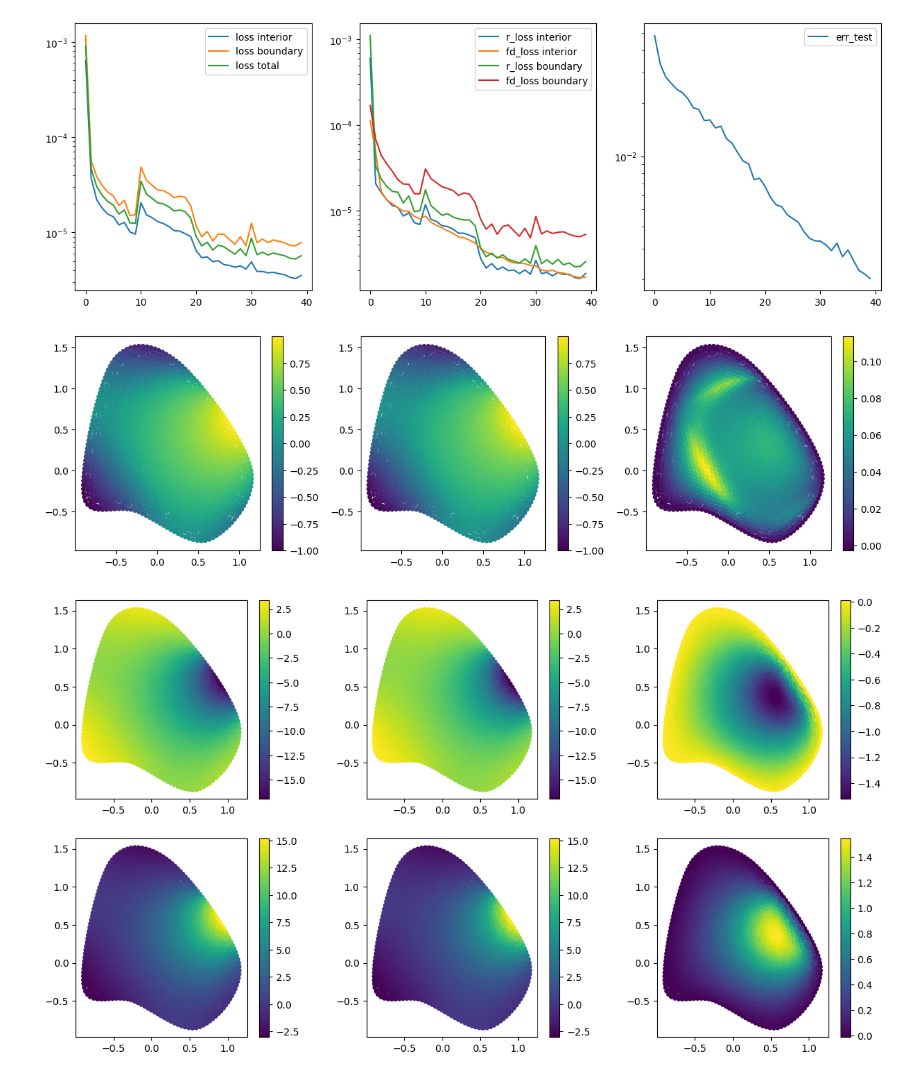
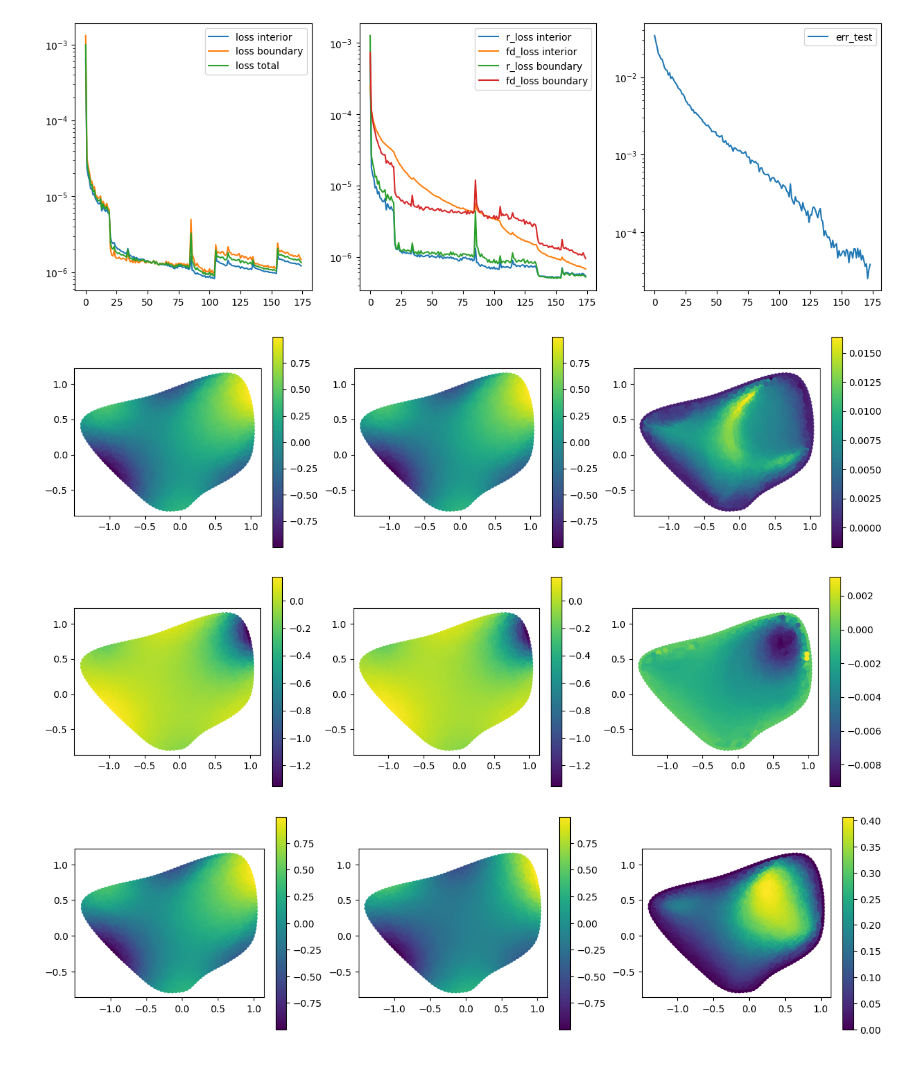
Before and after one commit to jh6220/SINNs-FEM, a Jupyter notebook: SINNs_FEM_implementation.ipynb, the cells around one changed output. Cells and saved outputs as stored; diff of their text form; code cells hidden in the pictures.

```diff
--- a/SINNs_FEM_implementation.ipynb
+++ b/SINNs_FEM_implementation.ipynb
@@ -673,16 +731,19 @@ def LoadModels(modelFolder):
 
 
 batch_size = 64
-n_batches = 3000
-n_epochs = 10
-hyperParams = {'N_interiorEncoder': None, 'd_interiorEncoder': 1, 'layers_interiorEncoder': [64,64,64,64],
-               'N_boundarEncoder': None, 'd_boundarEncoder': 1, 'layers_boundarEncoder': [64,64,64,64],
-               'N_decoderOut': None, 'd_decoderOut': 1, 'layers_decoder': [64,64,64,64],
-               'n_latent': 2, 'activation': 'relu', 'elSizeMax': 0.1, 'elSizeMin': 0.06,
+# n_batches = 10_000
+n_batches = 3_000
+n_epochs = 20
+# layers = [32,32,32]
+layers = [64,64,64.64]
+hyperParams = {'N_interiorEncoder': None, 'd_interiorEncoder': 1, 'layers_interiorEncoder': layers,
+               'N_boundarEncoder': None, 'd_boundarEncoder': 1, 'layers_boundarEncoder': layers,
+               'N_decoderOut': None, 'd_decoderOut': 1, 'layers_decoder': layers,
+               'n_latent': 1, 'activation': 'relu', 'elSizeMax': 0.1, 'elSizeMin': 0.06,
                'nIE1': 5, 'nIE2': 6, 'kIE': 0.5, 'sizeIE': 0.1, 'typeIE': 'radial',
                'nBE': 5, 'kBE': 0.5, 'sizeBE': 0.2,
                'nD1': 0, 'nD2': 0, 'kD': 0.5, 'sizeD': 0.1,
-               'fd_l_weight': 0.01, 'elliptc_weight': 0}
+               'fd_l_weight': 0.2, 'elliptc_weight': 0}
 
 if hyperParams['typeIE'] == 'radial':
     nodesIE = GetRadialEncoderInputMask(hyperParams['nIE1'],hyperParams['nIE2'],k=hyperParams['kIE'],Esize=hyperParams['sizeIE'])
@@ -701,15 +762,19 @@ hyperParams['s_alphaBE'] = s_alphaBE.tolist()
 hyperParams['nodesD'] = nodesD.tolist()
 
 data = GetDataset('TrainingData/NLheatDataset.json')
-dataset = GetInteriorDataset(data, nodesIE, nodesD, batch_size=batch_size, n_batches=n_batches, elSizeMin=hyperParams['elSizeMin'], elSizeMax=hyperParams['elSizeMax'])
-dataset_b = GetBoundaryDataset(data, nodesIE, s_alphaBE, nodesD, batch_size=batch_size, n_batches=n_batches, elSizeMin=hyperParams['elSizeMin'], elSizeMax=hyperParams['elSizeMax'])
+data_train = data[:-10]
+data_test = data[-10:]
+# dataset = GetInteriorDataset(data_train, nodesIE, nodesD, batch_size=batch_size, n_batches=n_batches, elSizeMin=hyperParams['elSizeMin'], elSizeMax=hyperParams['elSizeMax'])
+dataset = GetInteriorDatasetFixed(data_train, nodesIE, nodesD, batch_size=batch_size, n_batches=n_batches, elSizeMin=hyperParams['elSizeMin'], elSizeMax=hyperParams['elSizeMax'])
+# dataset_b = GetBoundaryDataset(data_train, nodesIE, s_alphaBE, nodesD, batch_size=batch_size, n_batches=n_batches, elSizeMin=hyperParams['elSizeMin'], elSizeMax=hyperParams['elSizeMax'])
+dataset_b = GetBoundaryDatasetFixed(data_train, nodesIE, s_alphaBE, nodesD, batch_size=batch_size, n_batches=n_batches, elSizeMin=hyperParams['elSizeMin'], elSizeMax=hyperParams['elSizeMax'])
 
 # encoder,encoderB,decoder = GetModels(hyperParams)
 # P = tf.Variable(tf.constant(tf.eye(hyperParams['n_latent']*2),dtype=tf.float32))
 # r = hyperParams['n_latent']
 
-# optimizer = tf.keras.optimizers.legacy.Adam(learning_rate=5e-4)
+optimizer = tf.keras.optimizers.legacy.Adam(learning_rate=1e-4)
 
-# history = TrainModel(encoder, encoderB, decoder, P, optimizer, dataset, dataset_b, r, n_epochs, n_batches, fd_l_weight=hyperParams['fd_l_weight'], elliptc_weight=hyperParams['elliptc_weight'],data_test=data[:10])
-history = TrainModel(encoder, encoderB, decoder, P, optimizer, dataset, dataset_b, r, n_epochs, n_batches, fd_l_weight=hyperParams['fd_l_weight'], elliptc_weight=hyperParams['elliptc_weight'],history=history,data_test=data[:10])
+# history = TrainModel(encoder, encoderB, decoder, P, optimizer, dataset, dataset_b, r, n_epochs, n_batches, fd_l_weight=hyperParams['fd_l_weight'], elliptc_weight=hyperParams['elliptc_weight'],data_test=data_test)
+history = TrainModel(encoder, encoderB, decoder, P, optimizer, dataset, dataset_b, r, n_epochs, n_batches, fd_l_weight=hyperParams['fd_l_weight'], elliptc_weight=hyperParams['elliptc_weight'],history=history,data_test=data_test)
 # %% [output]
@@ -722,3 +801,4 @@ epoch: 6/10; batch: 1113/3000; loss: 2.365e-06
 # %%
-encoder,encoderB,decoder,P,history,hyperParams = LoadModels('Models/LaplaceNL_FEM/model_2_56r_5_0_NN_64_64_64_64')
+encoder,encoderB,decoder,P,history,hyperParams = LoadModels('Models/LaplaceNL_FEM/model_1_56r_5_0_NN_64_64_64_64')
+# encoder,encoderB,decoder,P,history,hyperParams = LoadModels('Models/LaplaceNL_FEM/model_1_56r_5_0_NN_32_32_32_3dp')
 # %%
@@ -762,7 +825,7 @@ plt.plot(history['err_test'],label='err_test')
 plt.legend()
 plt.gca().set_yscale('log')
 # %% [output]
-[figure, old version]
+[figure, new version]
 # %%
 def EncodeData(data,encoder,encoderB, nodesIE, s_alphaBE):
     nodes = data['nodes']
@@ -795,45 +858,69 @@ def EncodeData(data,encoder,encoderB, nodesIE, s_alphaBE):
     l[boundaryNodes] = lB
     return l
 
-idx_data = 2
+idx_data = 11
 
 u_model,l_model = SINNsPredict(data[idx_data],encoderB,decoder,P,r,s_alphaBE)
 l_enc = EncodeData(data[idx_data],encoder,encoderB, nodesIE, s_alphaBE)
 u = data[idx_data]['l']
 nodes = data[idx_data]['nodes']
 
-ms = 15
+ms = 20
 plt.figure(figsize=(15,4))
 plt.subplot(1,3,1)
 plt.scatter(nodes[:,0],nodes[:,1],c=u[:,0],s=ms)
 plt.gca().set_aspect('equal', adjustable='box')
 plt.colorbar()
 plt.subplot(1,3,2)
 plt.scatter(nodes[:,0],nodes[:,1],c=u_model[:,0],s=ms)
 plt.gca().set_aspect('equal', adjustable='box')
 plt.colorbar()
 plt.subplot(1,3,3)
 plt.scatter(nodes[:,0],nodes[:,1],c=u[:,0]-u_model[:,0],s=ms)
 plt.gca().set_aspect('equal', adjustable='box')
 plt.colorbar()
 plt.show()
 
 r = l_enc.shape[-1]
 plt.figure(figsize=(15,4*l_enc.shape[-1]))
 for i in range(r):
     plt.subplot(r,3,3*i+1)
     plt.scatter(nodes[:,0],nodes[:,1],c=l_enc[:,i],s=ms)
     plt.gca().set_aspect('equal', adjustable='box')
     plt.colorbar()
     plt.subplot(r,3,3*i+2)
     plt.scatter(nodes[:,0],nodes[:,1],c=l_model[:,i],s=ms)
     plt.gca().set_aspect('equal', adjustable='box')
     plt.colorbar()
     plt.subplot(r,3,3*i+3)
     plt.scatter(nodes[:,0],nodes[:,1],c=l_enc[:,i]-l_model[:,i],s=ms)
     plt.gca().set_aspect('equal', adjustable='box')
     plt.colorbar()
 plt.show()
 # %% [output]
-[figure, old version]
+[figure, new version]
-[figure, old version]
+[figure, new version]
+# %%
+idx_data = 11
+
+u_linear = SolveFEM(data[idx_data]['nodes'],data[idx_data]['elements'],data[idx_data]['boundaryNodes'],data[idx_data]['l'][data[idx_data]['boundaryNodes']],data[idx_data]['internalNodes'],1,np.eye(2))
+u = data[idx_data]['l']
+nodes = data[idx_data]['nodes']
+
+ms = 20
+plt.figure(figsize=(15,4))
+plt.subplot(1,3,1)
+plt.scatter(nodes[:,0],nodes[:,1],c=u[:,0],s=ms)
+plt.gca().set_aspect('equal', adjustable='box')
+plt.colorbar()
+plt.subplot(1,3,2)
+plt.scatter(nodes[:,0],nodes[:,1],c=u_linear[:,0],s=ms)
+plt.gca().set_aspect('equal', adjustable='box')
+plt.colorbar()
+plt.subplot(1,3,3)
+plt.scatter(nodes[:,0],nodes[:,1],c=u[:,0]-u_linear[:,0],s=ms)
+plt.gca().set_aspect('equal', adjustable='box')
+plt.colorbar()
+plt.show()
+# %% [output]
+[figure, added]
```
Also changed, not shown: parts of 9 cells of this notebook, 1 other file.
